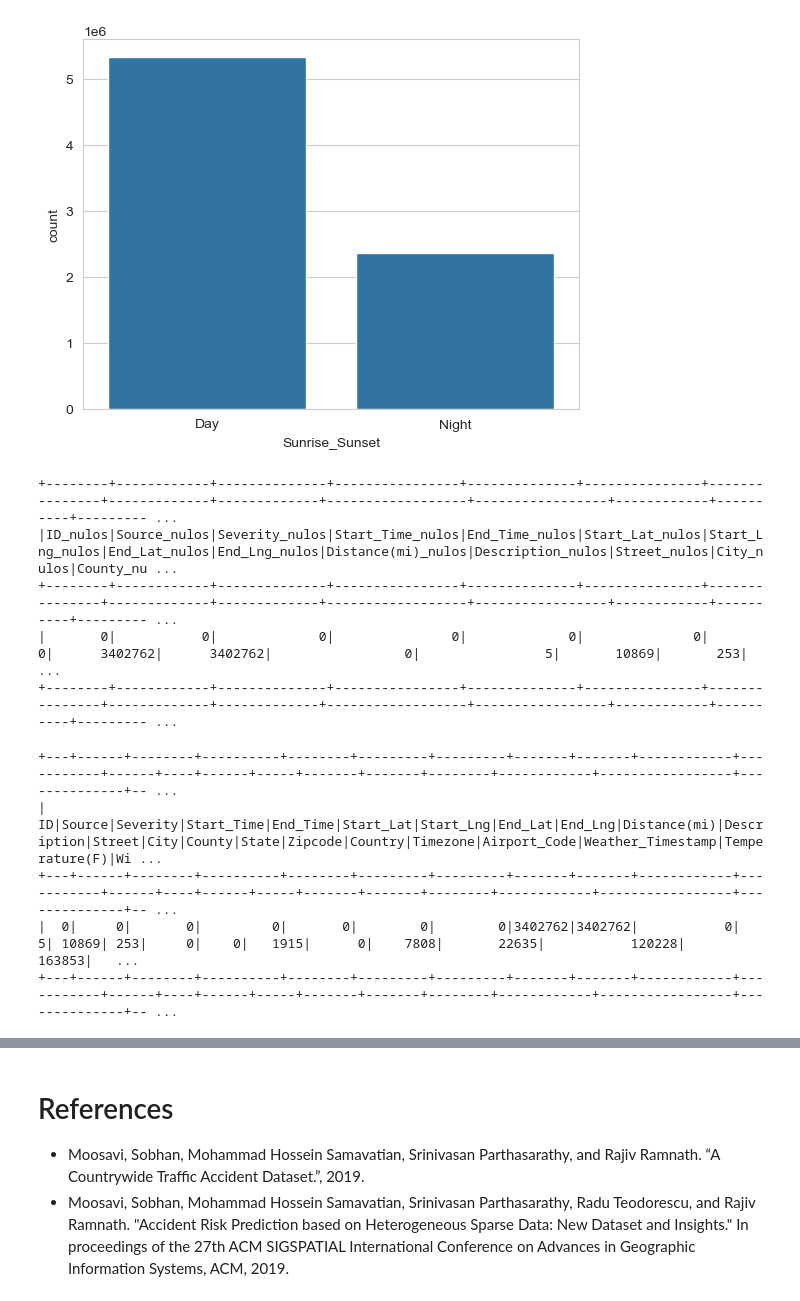
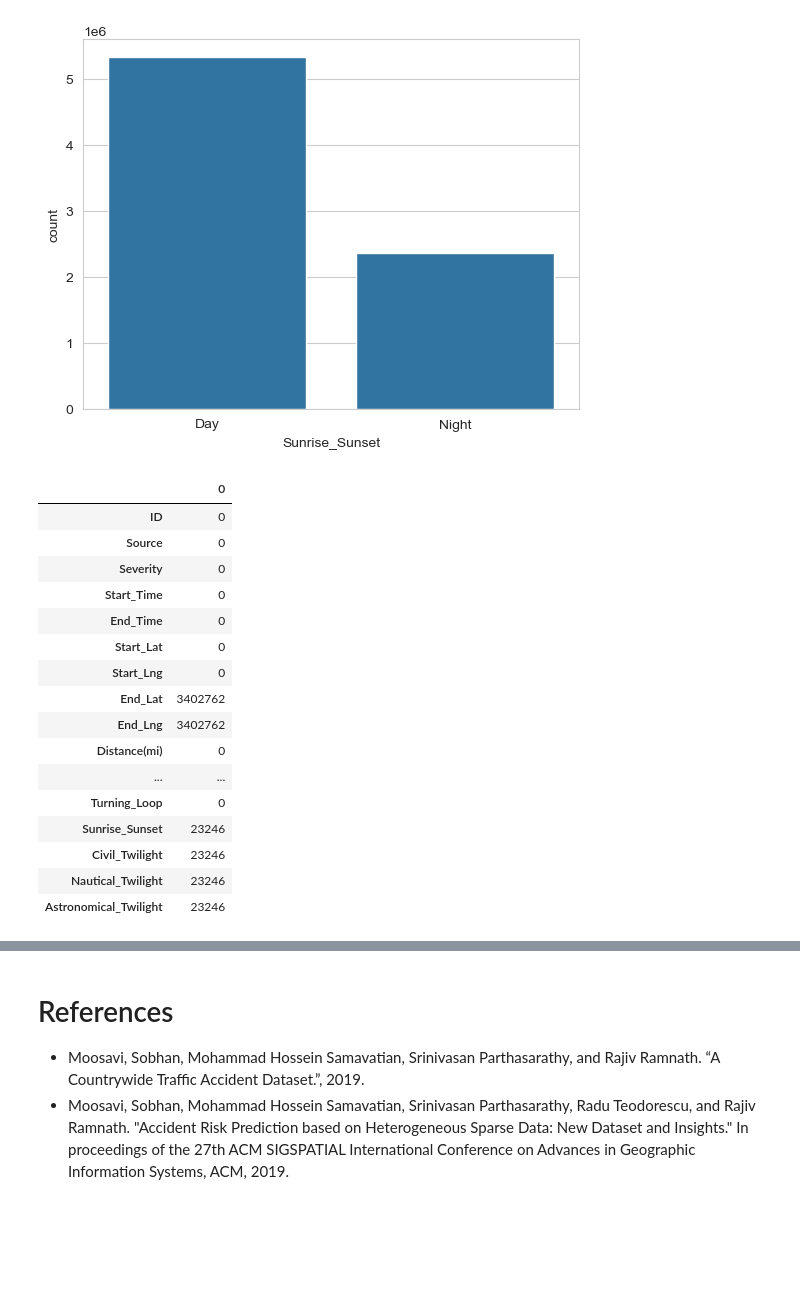
Before and after one commit to ludanortmun/itesm-mna-bigdata, a Jupyter notebook: accidents/us_traffic_accidents.ipynb, the cells around one changed output, grey strips where cells are left out. Cells and saved outputs as stored; diff of their text form; code cells hidden in the pictures; blank space fills up the shorter version.

```diff
--- a/accidents/us_traffic_accidents.ipynb
+++ b/accidents/us_traffic_accidents.ipynb
@@ -258,26 +242,28 @@ def contar_nulos_por_columna(df):
-# %%
-# Supongamos que tienes un DataFrame llamado df:
-nulos_df = contar_nulos_por_columna(df)
-nulos_df.show()
-# %% [output]
-+--------+------------+--------------+----------------+--------------+---------------+---------------+-------------+-------------+------------------+-----------------+------------+----------+--------- ...
-|ID_nulos|Source_nulos|Severity_nulos|Start_Time_nulos|End_Time_nulos|Start_Lat_nulos|Start_Lng_nulos|End_Lat_nulos|End_Lng_nulos|Distance(mi)_nulos|Description_nulos|Street_nulos|City_nulos|County_nu ...
-+--------+------------+--------------+----------------+--------------+---------------+---------------+-------------+-------------+------------------+-----------------+------------+----------+--------- ...
-|       0|           0|             0|               0|             0|              0|              0|      3402762|      3402762|                 0|                5|       10869|       253|          ...
-+--------+------------+--------------+----------------+--------------+---------------+---------------+-------------+-------------+------------------+-----------------+------------+----------+--------- ...
 # %%
 from pyspark.sql.functions import col, sum, when
 
 # Para cada columna, sumamos 1 cuando el valor es nulo, y 0 en caso contrario
 null_counts = df.select([
     sum(when(col(c).isNull(), 1).otherwise(0)).alias(c)
     for c in df.columns
 ])
 
-null_counts.show()
+null_counts.toPandas().T
 # %% [output]
-+---+------+--------+----------+--------+---------+---------+-------+-------+------------+-----------+------+----+------+-----+-------+-------+--------+------------+-----------------+--------------+-- ...
-| ID|Source|Severity|Start_Time|End_Time|Start_Lat|Start_Lng|End_Lat|End_Lng|Distance(mi)|Description|Street|City|County|State|Zipcode|Country|Timezone|Airport_Code|Weather_Timestamp|Temperature(F)|Wi ...
-+---+------+--------+----------+--------+---------+---------+-------+-------+------------+-----------+------+----+------+-----+-------+-------+--------+------------+-----------------+--------------+-- ...
-|  0|     0|       0|         0|       0|        0|        0|3402762|3402762|           0|          5| 10869| 253|     0|    0|   1915|      0|    7808|       22635|           120228|        163853|   ...
-+---+------+--------+----------+--------+---------+---------+-------+-------+------------+-----------+------+----+------+-----+-------+-------+--------+------------+-----------------+--------------+-- ...
+|  | 0 |
+| ID | 0 |
+| Source | 0 |
+| Severity | 0 |
+| Start_Time | 0 |
+| End_Time | 0 |
+| Start_Lat | 0 |
+| Start_Lng | 0 |
+| End_Lat | 3402762 |
+| End_Lng | 3402762 |
+| Distance(mi) | 0 |
+| ... | ... |
+| Turning_Loop | 0 |
+| Sunrise_Sunset | 23246 |
+| Civil_Twilight | 23246 |
+| Nautical_Twilight | 23246 |
+| Astronomical_Twilight | 23246 |
```
Also changed, not shown: parts of 2 cells of this notebook.
